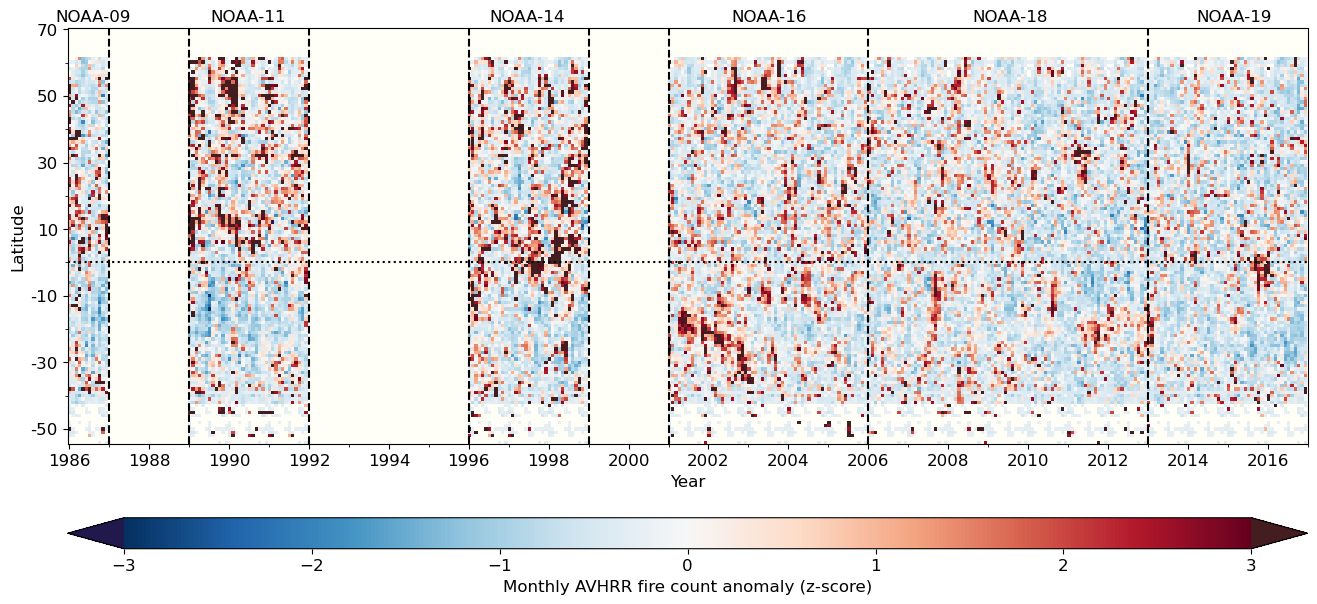
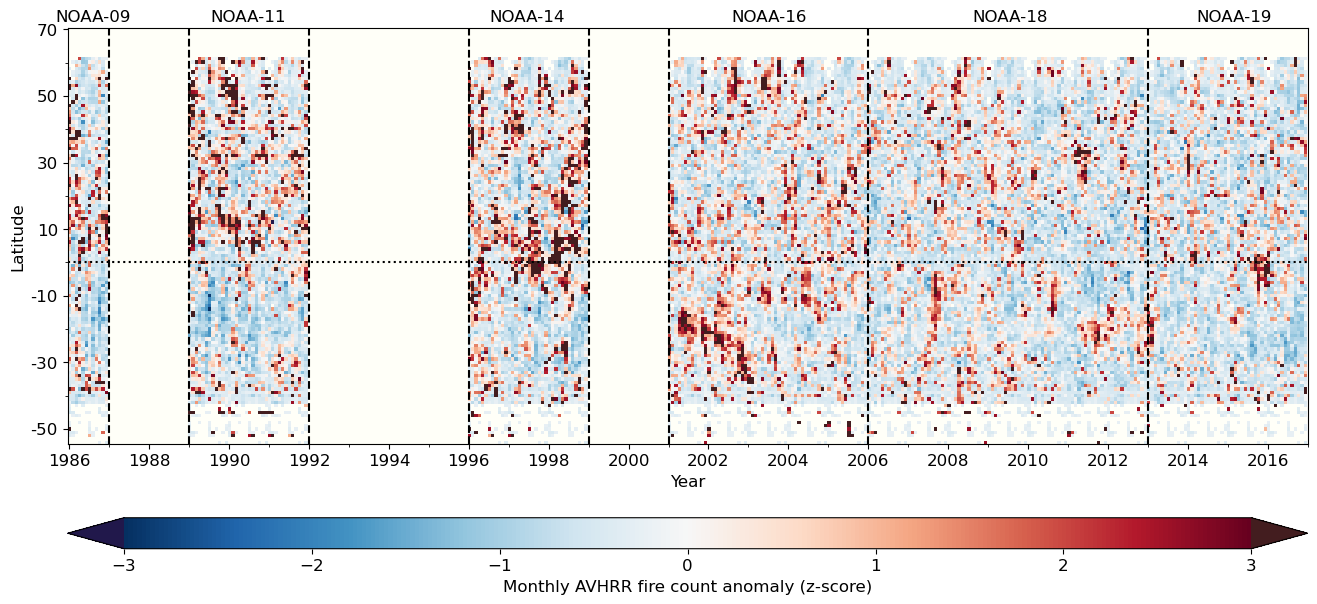
The change to this notebook cell's code, shown as a diff; its figure went from the first image to the second:
--- before
+++ after
@@ -60,3 +60,3 @@
 
 fig.savefig(str(dir_out / 's08b_hovmoller_plot.png'), dpi=800)
-fig.savefig(str(dir_out / 's08b_hovmoller_plot.pdf'))
+#fig.savefig(str(dir_out / 's08b_hovmoller_plot.pdf'))

Commit: msedits